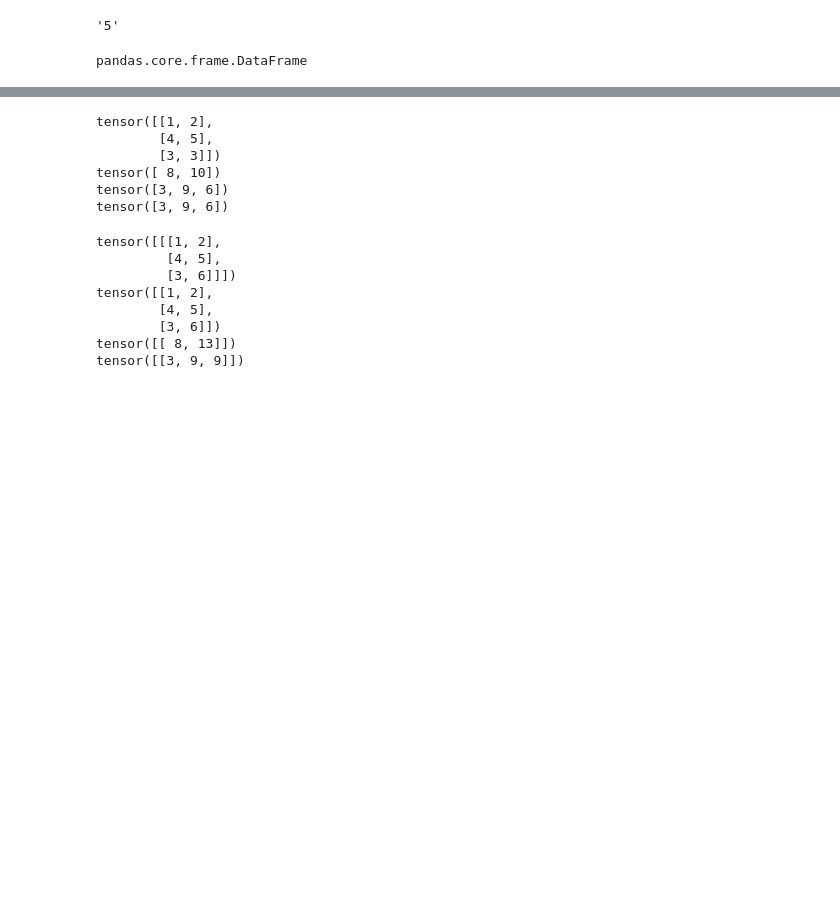
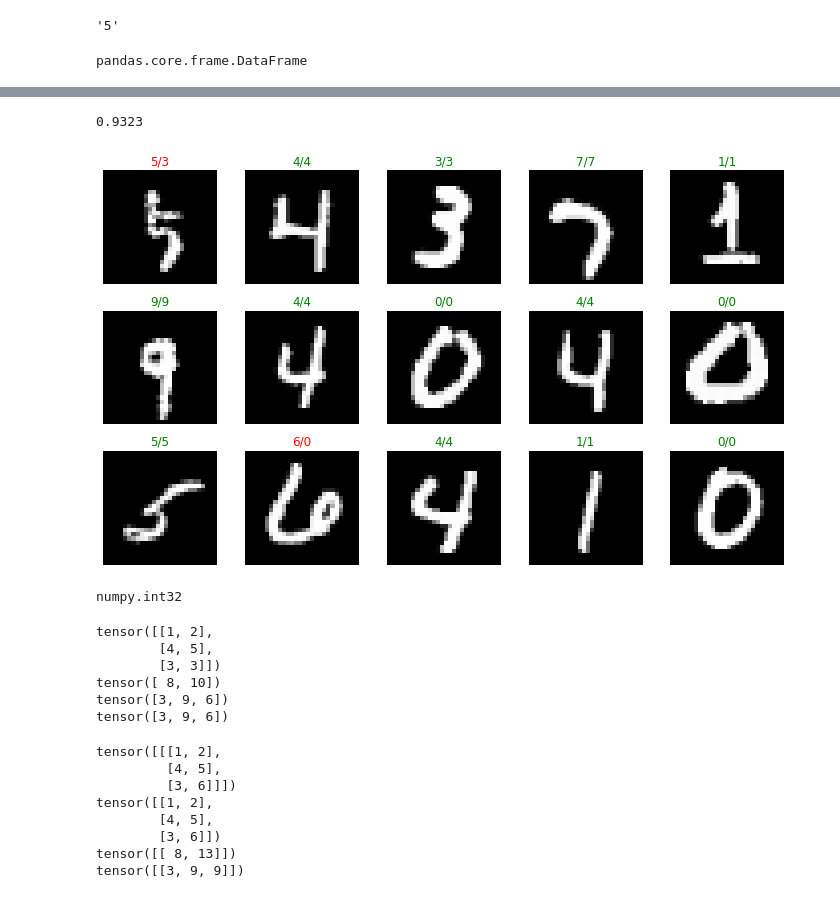
Before and after one commit to emipaz/ml, a Jupyter notebook: Ml Pytorch/basic_pytorch.ipynb, the cells around one changed output, grey strips where cells are left out. Saved outputs shown, nothing was run; the diff lists cells and outputs as text; code cells hidden in the pictures; blank space fills up the shorter version.

```diff
--- a/Ml Pytorch/basic_pytorch.ipynb
+++ b/Ml Pytorch/basic_pytorch.ipynb
@@ -282,0 +447,9 @@ def cross_entropy(output, target):
+# %%
+# convertimos datos a tensores y copiamos en gpu
+X_t = torch.from_numpy(X_train.values).float()   #.cuda()
+Y_t = torch.from_numpy(y_train.values).long()   # .cuda()
+# %%
+epochs    = 100
+lr        = 0.8
+log_each  = 10
+l = []
@@ -283,3 +515,40 @@ def cross_entropy(output, target):
+# %%
+def evaluate(x):
+    h = x.mm(w1) + b1
+    h_relu = h.clamp(min=0)
+    y_pred = h_relu.mm(w2) + b2
+    y_probas = softmax(y_pred)
+    return torch.argmax(y_probas, axis=1)
+# %%
+from sklearn.metrics import accuracy_score
+
+y_pred = evaluate(torch.from_numpy(X_test.values).float())#.cuda())
+accuracy_score(y_test, y_pred.cpu().numpy())
+# %% [output]
+0.9323
+# %%
+r, c = 3, 5
+fig = plt.figure(figsize=(2*c, 2*r))
+test_imgs, test_labs = [], []
+for _r in range(r):
+    for _c in range(c):
+        plt.subplot(r, c, _r*c + _c + 1)
+        ix = random.randint(0, len(X_test)-1)
+        img = X_test.iloc[ix].values
+        y_pred = evaluate(torch.tensor([img]).float())[0] #.cuda())[0]
+        plt.imshow(img.reshape(28,28), cmap='gray')
+        plt.axis("off")
+        #print(y_pred)
+        #print(y_test.iloc[ix])
+        plt.title(f"{y_test.iloc[ix]}/{y_pred}", color="green" if y_test.iloc[ix] == y_pred.item() else "red")
+plt.tight_layout()
+plt.show()
+# %% [output]
+[figure, added]
+# %%
+type(y_test.iloc[5910])
+# %% [output]
+numpy.int32
 # %%
 mat1 = torch.tensor([[1,2],[4,5],[3,3]])
 print(mat1)
```
Also changed, not shown: parts of 33 cells of this notebook, 2 other files.
